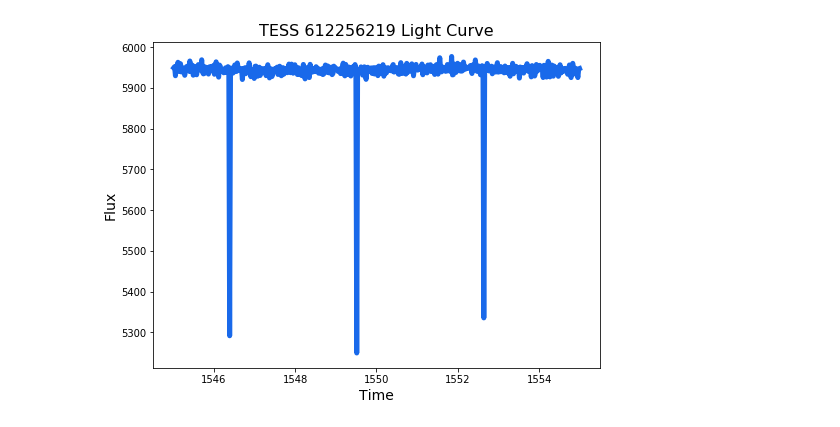
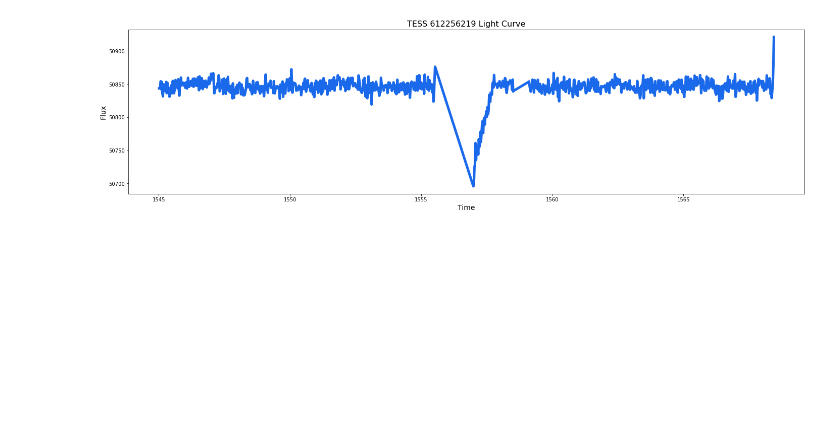
Before and after one commit to joshua-bromley/tessSignalInjection, a Jupyter notebook: lightCurveSums/readTESSlc.ipynb, the cells around one changed output. Cells and saved outputs as stored; diff of their text form; code cells hidden in the pictures; blank space fills up the shorter version.

```diff
--- a/lightCurveSums/readTESSlc.ipynb
+++ b/lightCurveSums/readTESSlc.ipynb
@@ -8,23 +8,25 @@ import pickle
 
 %matplotlib inline
 # %%
-fp = open("./lightcurves/tesslc_101390642.pkl","rb")
+fp = open("./lightCurveSums/lightcurves/tesslc_364539361.pkl","rb")
 data = pickle.load(fp)
 fp.close()
 # %%
-times = data[6]
-lc = data[8]
+q = data[11] == 0
+times = data[6][q]
+lc = data[8][q]
 
-cutTimes, cutLc = cutLightCurve(times, lc, 1545, 1555)
+cutTimes, cutLc = cutLightCurve(times, lc, 1545, 1600)
+##cutLc = removeNoise(cutLc)
 
-fig, ax = plt.subplots(1,1,figsize=(8,6))
+fig, ax = plt.subplots(1,1,figsize=(24,6))
 ax.plot(cutTimes,cutLc,color="#1969ea",ls="-",lw=5)
 plt.xlabel("Time",fontsize=14)
 plt.ylabel("Flux",fontsize=14)
 plt.title(r"TESS 612256219 Light Curve",fontsize=16)
 plt.show()
 # %% [output]
-[figure, old version]
+[figure, new version]
 # %%
 maxlc = max(cutLc)
 normLc = cutLc/maxlc
```
Also changed, not shown: parts of 2 cells of this notebook, 4 other files.
